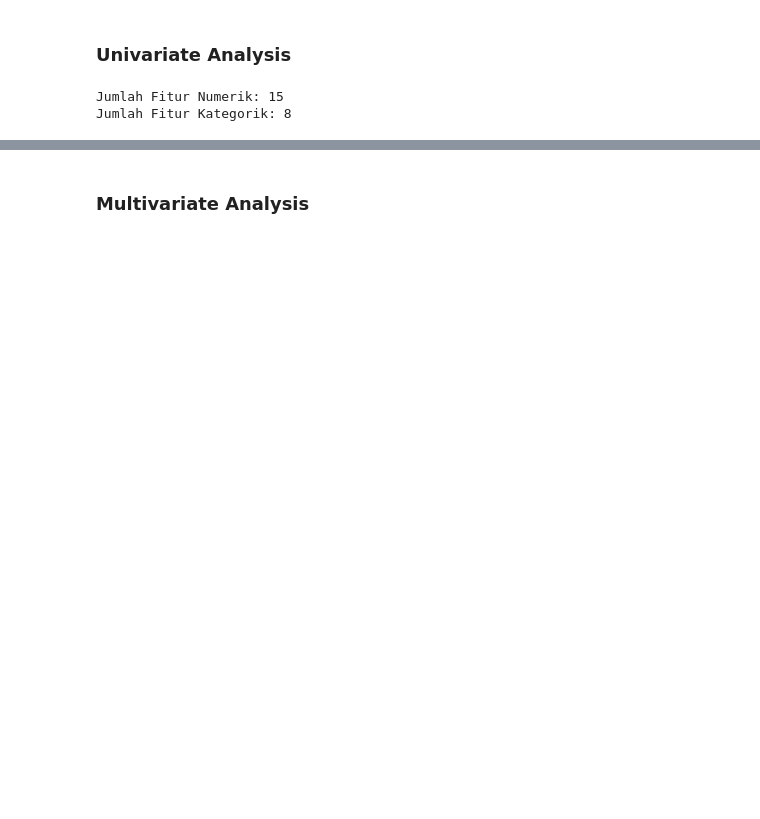
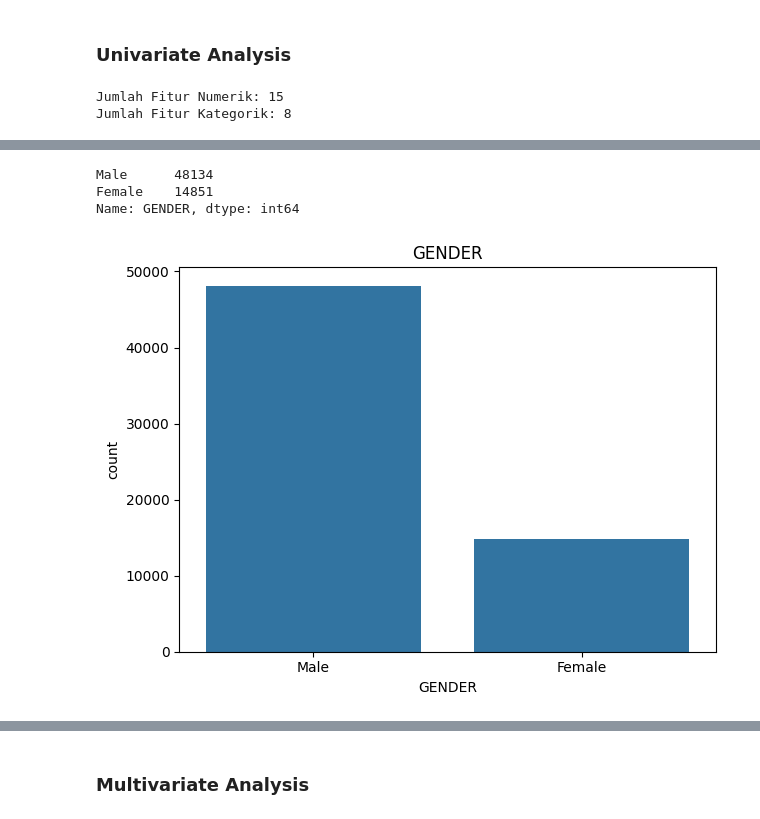
Before and after one commit to mfathul21/airline-customer-value, a Jupyter notebook: Airline_Customer_Segmentation.ipynb, the cells around one changed output, grey strips where cells are left out. Cells and saved outputs as stored; diff of their text form; code cells hidden in the pictures; blank space fills up the shorter version.

```diff
--- a/Airline_Customer_Segmentation.ipynb
+++ b/Airline_Customer_Segmentation.ipynb
@@ -156,0 +182,8 @@ for col in range(len(categorical_features)):
+# %%
+print(airline[categorical_features[2]].value_counts())
+categorical_plot(airline, categorical_features[2])
+# %% [output]
+Male      48134
+Female    14851
+Name: GENDER, dtype: int64
+[figure, added]
```
Also changed, not shown: parts of 25 cells of this notebook.
